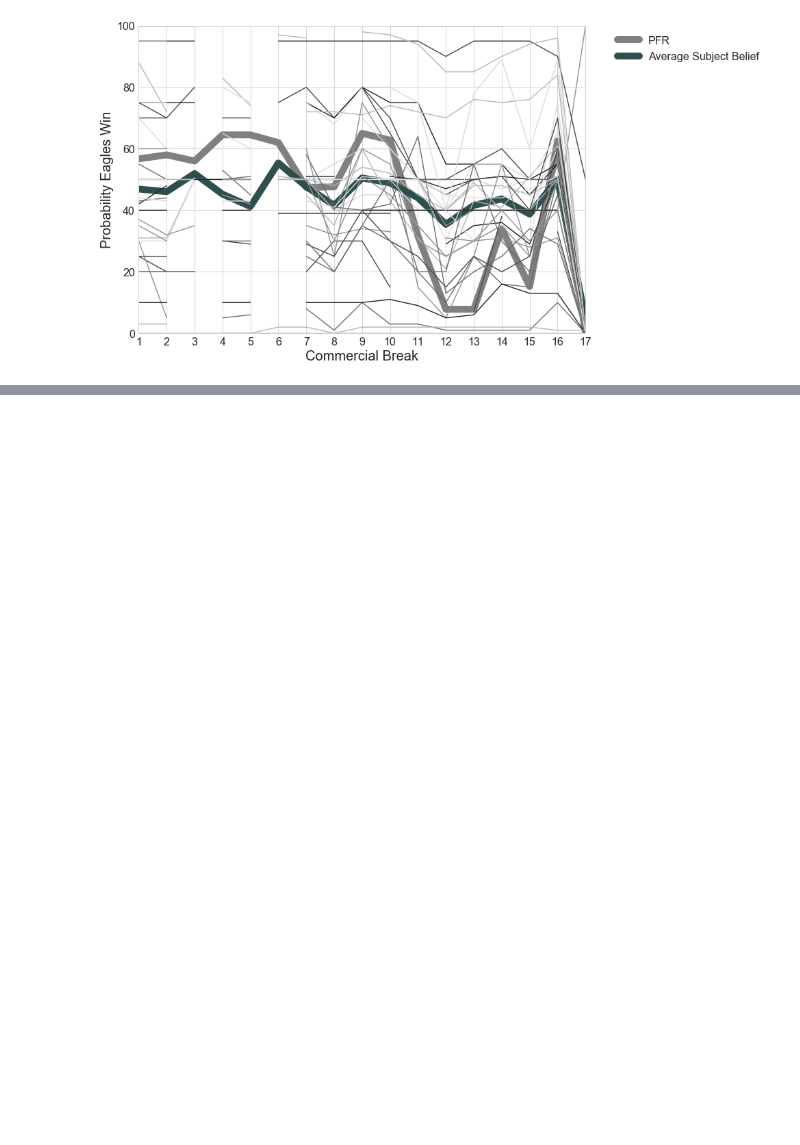
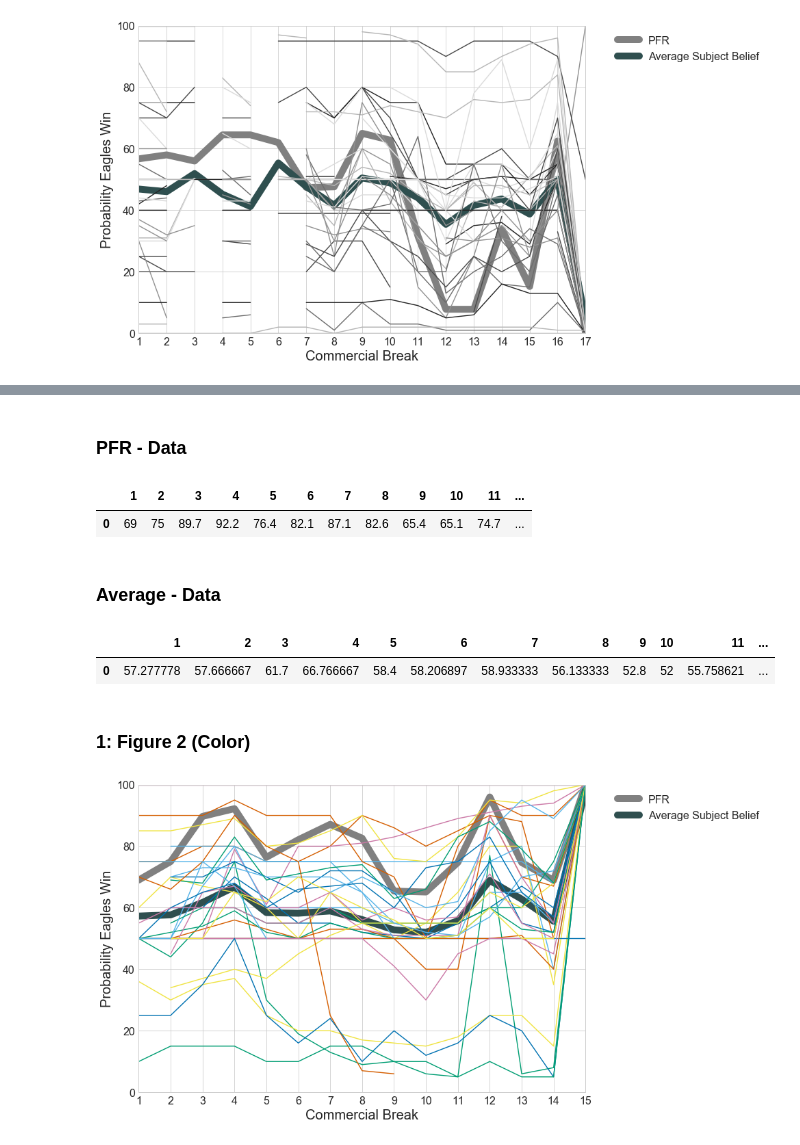
Before and after one commit to cesslab/Experiment-SuspenseAndSurprise, a Jupyter notebook: SchotterKesslerMcClellan_SuspenseAndSurprise.ipynb, the cells around one changed output, grey strips where cells are left out. Cells and saved outputs as stored; diff of their text form; code cells hidden in the pictures; blank space fills up the shorter version.

Commit message:
Added second plot for appendix

```diff
--- a/SchotterKesslerMcClellan_SuspenseAndSurprise.ipynb
+++ b/SchotterKesslerMcClellan_SuspenseAndSurprise.ipynb
@@ -446,0 +452,5 @@ frame.set_edgecolor('white')
+# %%
+appendix2 = pd.read_csv('data/appendix_2.csv')
+appendix2.index = range(1, len(appendix2) + 1)
+appendix2 = appendix2.transpose()
+appendix2
@@ -446,0 +475,41 @@ frame.set_edgecolor('white')
+# %% [markdown]
+### PFR - Data
+# %%
+appendix2_pfr = pd.read_csv('data/appendix_2_pfr.csv')
+appendix2_pfr
+# %% [output]
+|  | 1 | 2 | 3 | 4 | 5 | 6 | 7 | 8 | 9 | 10 | 11 | ... |
+| 0 | 69 | 75 | 89.7 | 92.2 | 76.4 | 82.1 | 87.1 | 82.6 | 65.4 | 65.1 | 74.7 | ... |
+# %% [markdown]
+### Average - Data
+# %%
+appendix2_avg = pd.read_csv('data/appendix_2_avg.csv')
+appendix2_avg
+# %% [output]
+|  | 1 | 2 | 3 | 4 | 5 | 6 | 7 | 8 | 9 | 10 | 11 | ... |
+| 0 | 57.277778 | 57.666667 | 61.7 | 66.766667 | 58.4 | 58.206897 | 58.933333 | 56.133333 | 52.8 | 52 | 55.758621 | ... |
+# %% [markdown]
+### 1: Figure 2 (Color)
+# %%
+plt.figure(figsize=(11.7,8.27))
+sns.set(context="paper", palette="colorblind", style="whitegrid", font_scale=2)
+plt.xlim(1, 15)
+plt.ylim(0, 100)
+plt.xticks(np.arange(1,16))
+plt.xlabel('Commercial Break', fontsize=20)
+plt.ylabel('Probability Eagles Win', fontsize=20)
+
+pfrl,  = plt.plot(np.arange(1, 16, 1), appendix2_pfr.transpose(), label="PFR")
+plt.setp(pfrl, linewidth=10, color='gray')
+avgl,  = plt.plot(np.arange(1, 16, 1), appendix2_avg.transpose(), label="Average Subject Belief")
+plt.setp(avgl, linewidth=10, color='darkslategray')
+for col in range(1, len(appendix2.columns) + 1):
+    plt.plot(appendix2[col])
+
+
+legend = plt.legend(handles=[pfrl, avgl], frameon=1, bbox_to_anchor=(1.05, 1), loc=2)
+frame = legend.get_frame()
+frame.set_facecolor('white')
+frame.set_edgecolor('white')
+# %% [output]
+[figure, added]
```
Also changed, not shown: parts of 9 cells of this notebook.
